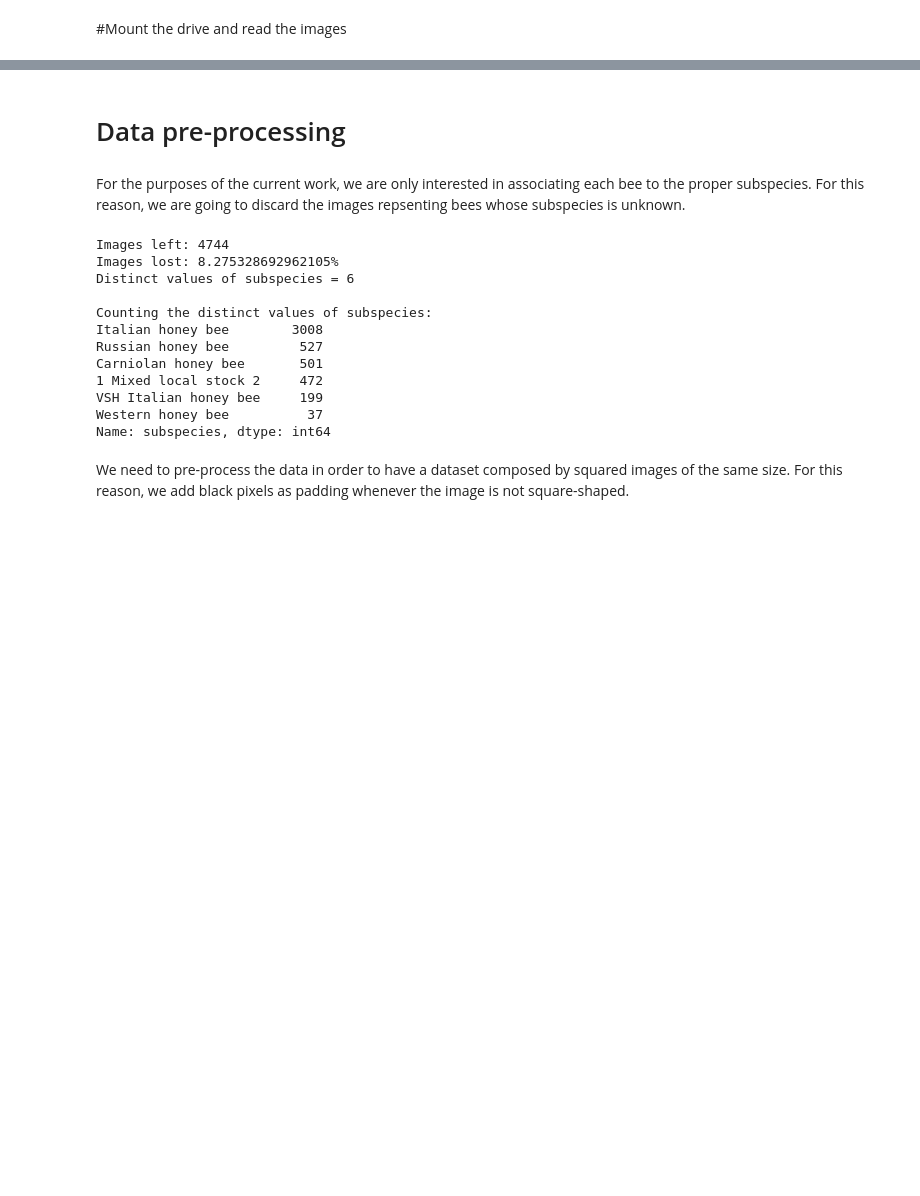
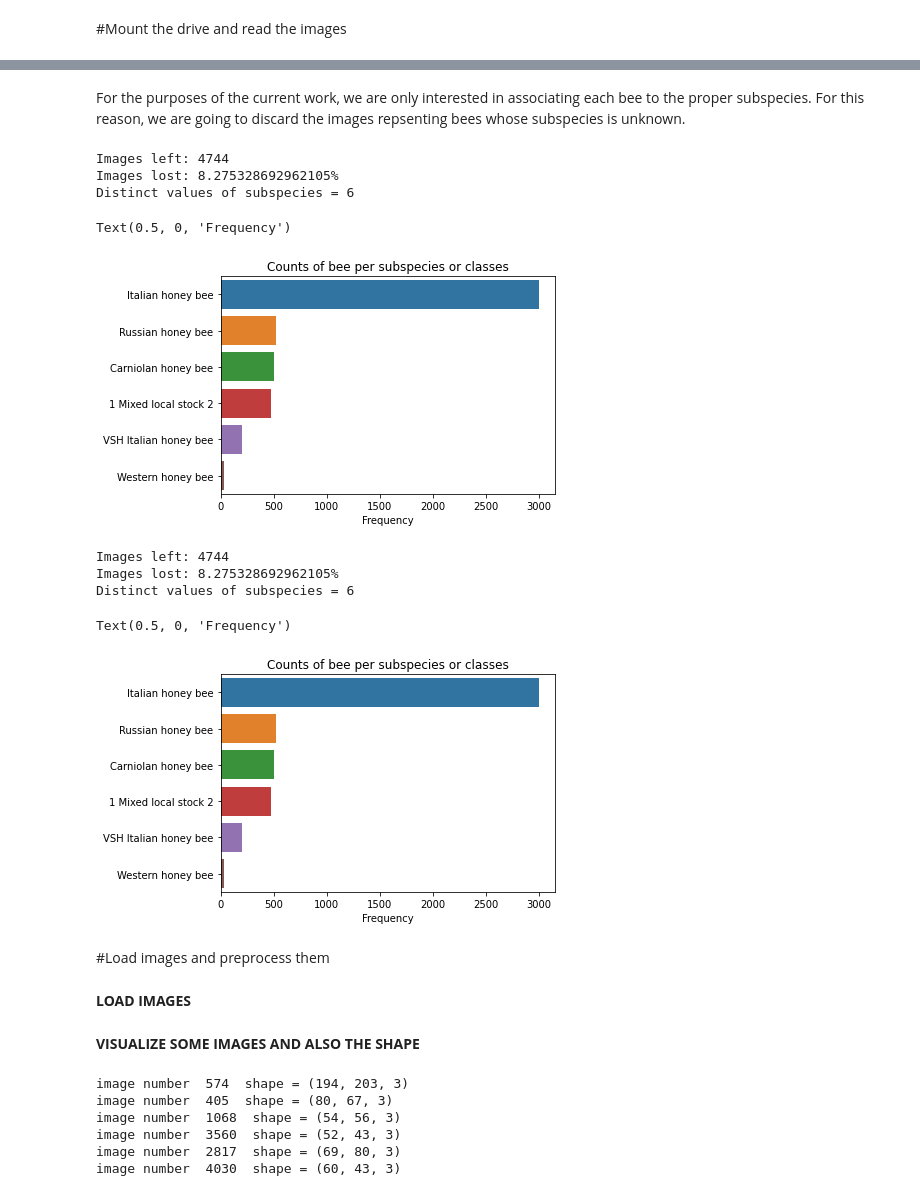
Before and after one commit to altrimentidetto/beeloving, a Jupyter notebook: code/CNN_for_single_bee_recognition.ipynb, the cells around one changed output, grey strips where cells are left out. Drawn from its saved outputs; the diff is of its cells as text; code cells hidden in the pictures; blank space fills up the shorter version.

```diff
--- a/code/CNN_for_single_bee_recognition.ipynb
+++ b/code/CNN_for_single_bee_recognition.ipynb
@@ -33,24 +45,23 @@ Total images in the dataset: 5172
-# %% [markdown]
-# Data pre-processing
 # %% [markdown]
 For the purposes of the current work, we are only interested in associating each bee to the proper subspecies. For this reason, we are going to discard the images repsenting bees whose subspecies is unknown.
 # %%
-df = df[df['subspecies'] != '-1']
+df = df[df['subspecies'] != '-1'] #remove images for which we do not have the class label
 print("Images left: {}\nImages lost: {}%".format(df['file'].count(), 100-df['file'].count()/n_tot*100))
 print("Distinct values of subspecies = {}\n".format(df["subspecies"].nunique()))
-print("Counting the distinct values of subspecies:\n{}".format(df["subspecies"].value_counts()))
+# print("Counting the distinct values of subspecies:\n{}".format(df["subspecies"].value_counts()))
+
+subspecies_counts = df["subspecies"].value_counts()
+plt.title("Counts of bee per subspecies or classes")
+g = sns.barplot(x = subspecies_counts, y = subspecies_counts.index)
+g.set_xlabel("Frequency")
 # %% [output]
 Images left: 4744
 Images lost: 8.275328692962105%
 Distinct values of subspecies = 6
-
-Counting the distinct values of subspecies:
-Italian honey bee        3008
-Russian honey bee         527
-Carniolan honey bee       501
-1 Mixed local stock 2     472
-VSH Italian honey bee     199
-Western honey bee          37
-Name: subspecies, dtype: int64
+Text(0.5, 0, 'Frequency')
+[figure, added]
+Images left: 4744
+Images lost: 8.275328692962105%
+Distinct values of subspecies = 6
+Text(0.5, 0, 'Frequency')
+[figure, added]
-# %% [markdown]
-We need to pre-process the data in order to have a dataset composed by squared images of the same size. For this reason, we add black pixels as padding whenever the image is not square-shaped.
@@ -85,0 +68,2 @@ X = np.array(X)
+# %% [markdown]
+#Load images and preprocess them
@@ -85,0 +113,2 @@ X = np.array(X)
+# %% [markdown]
+**LOAD IMAGES**
@@ -85,0 +117,11 @@ X = np.array(X)
+# %% [markdown]
+**VISUALIZE SOME IMAGES AND ALSO THE SHAPE**
+# %%
+show_image_shapes(images,3)
+# %% [output]
+image number  574  shape = (194, 203, 3)
+image number  405  shape = (80, 67, 3)
+image number  1068  shape = (54, 56, 3)
+image number  3560  shape = (52, 43, 3)
+image number  2817  shape = (69, 80, 3)
+image number  4030  shape = (60, 43, 3)
```
Also changed, not shown: parts of 57 cells of this notebook, 1 other file.
